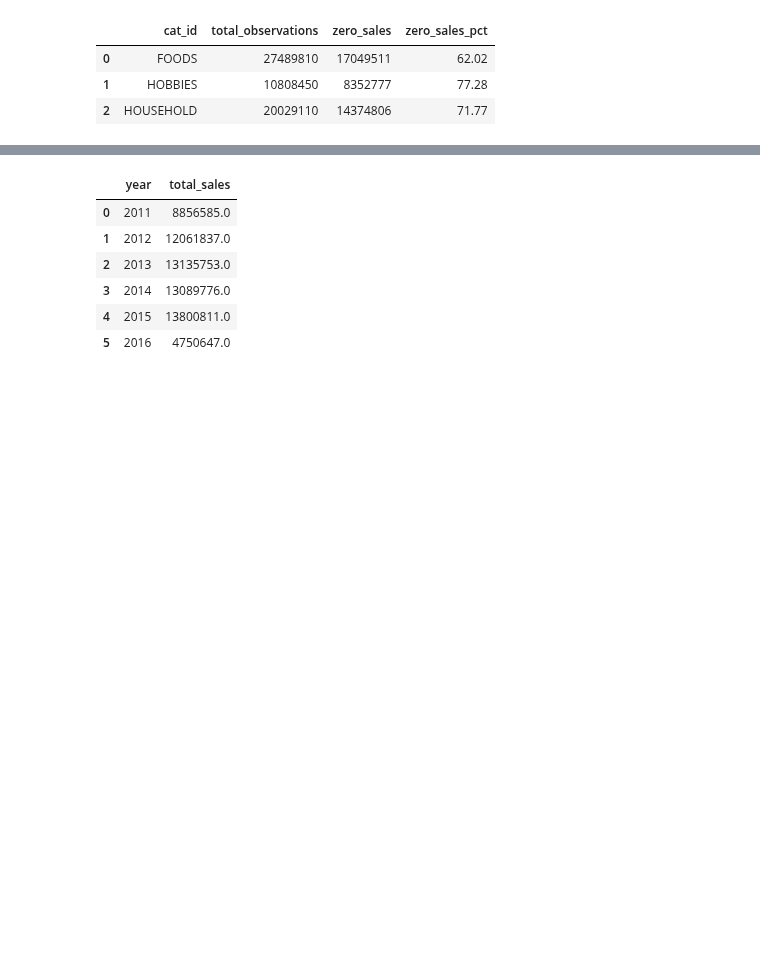
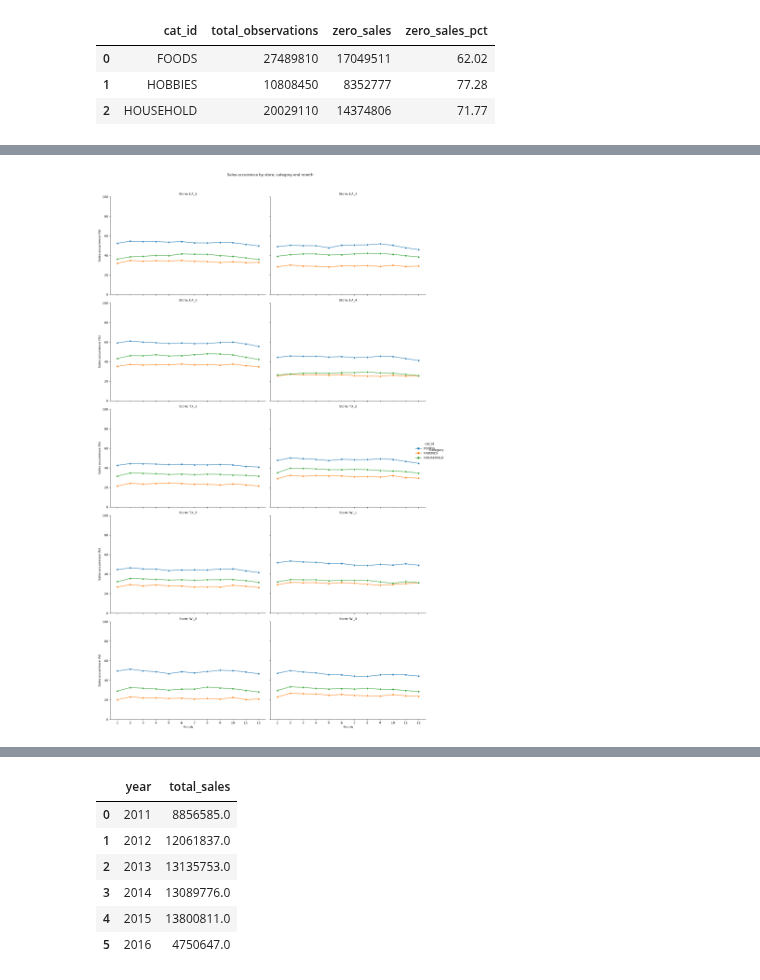
Before and after one commit to surekhag28/m5-demand-forecasting, a Jupyter notebook: notebooks/02_eda_sql.ipynb, the cells around one changed output, grey strips where cells are left out. Saved outputs shown, nothing was run; the diff lists cells and outputs as text; code cells hidden in the pictures; blank space fills up the shorter version.

```diff
--- a/notebooks/02_eda_sql.ipynb
+++ b/notebooks/02_eda_sql.ipynb
@@ -171,0 +737,51 @@ result
+# %%
+import pandas as pd
+import seaborn as sns
+import matplotlib.pyplot as plt
+
+plot_data = result.copy()
+
+# Ensure month is ordered correctly
+plot_data["month"] = plot_data["month"].astype(int)
+
+plot_data = plot_data.sort_values(
+    ["store_id", "cat_id", "month"]
+)
+
+g = sns.relplot(
+    data=plot_data,
+    x="month",
+    y="sales_pct_after_launch",
+    hue="cat_id",
+    col="store_id",
+    col_wrap=2,
+    kind="line",
+    marker="o",
+    height=5,
+    aspect=1.4
+)
+
+g.set_axis_labels(
+    "Month",
+    "Sales occurrence (%)"
+)
+
+g.set_titles(
+    "Store: {col_name}"
+)
+
+g.set(
+    ylim=(0, 100),
+    xticks=range(1, 13)
+)
+
+g.figure.suptitle(
+    "Sales occurrence by store, category and month",
+    y=1.03
+)
+
+g.add_legend(title="Category")
+
+plt.show()
+# %% [output]
+[figure, added]
```
Also changed, not shown: parts of 50 cells of this notebook, 4 other files.
